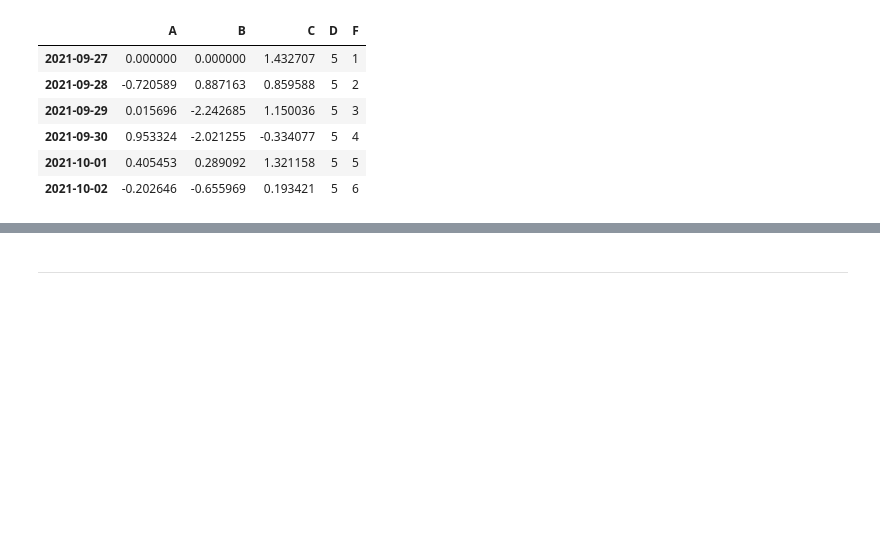
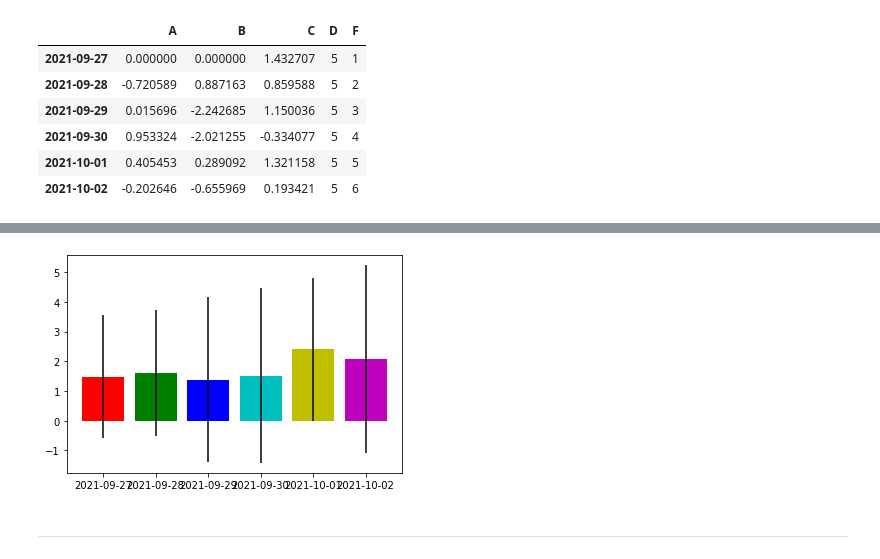
Before and after one commit to choihyungwang/pdm09, a Jupyter notebook: py-pandas/pandas_3_harnessing_df.ipynb, the cells around one changed output, grey strips where cells are left out. Drawn from its saved outputs; the diff is of its cells as text; code cells hidden in the pictures; blank space fills up the shorter version.

```diff
--- a/py-pandas/pandas_3_harnessing_df.ipynb
+++ b/py-pandas/pandas_3_harnessing_df.ipynb
@@ -366,2 +371,8 @@ df
+# %%
+bar_labels = dates
+plt.bar(bar_labels, df.mean(1), yerr=df.std(1), color='rgbcym')
+plt.show()
+# %% [output]
+[figure, added]
 # %% [markdown]
 ---
```
Also changed, not shown: parts of 2 cells of this notebook.
